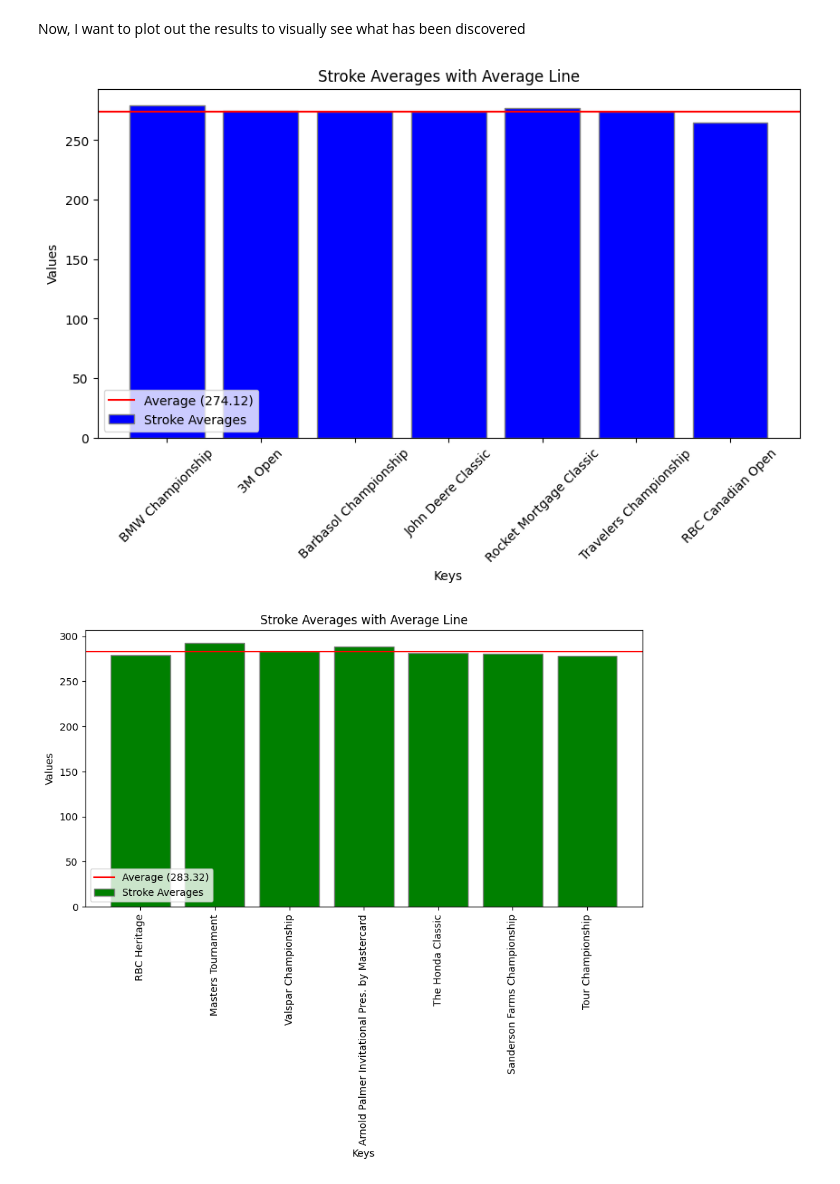
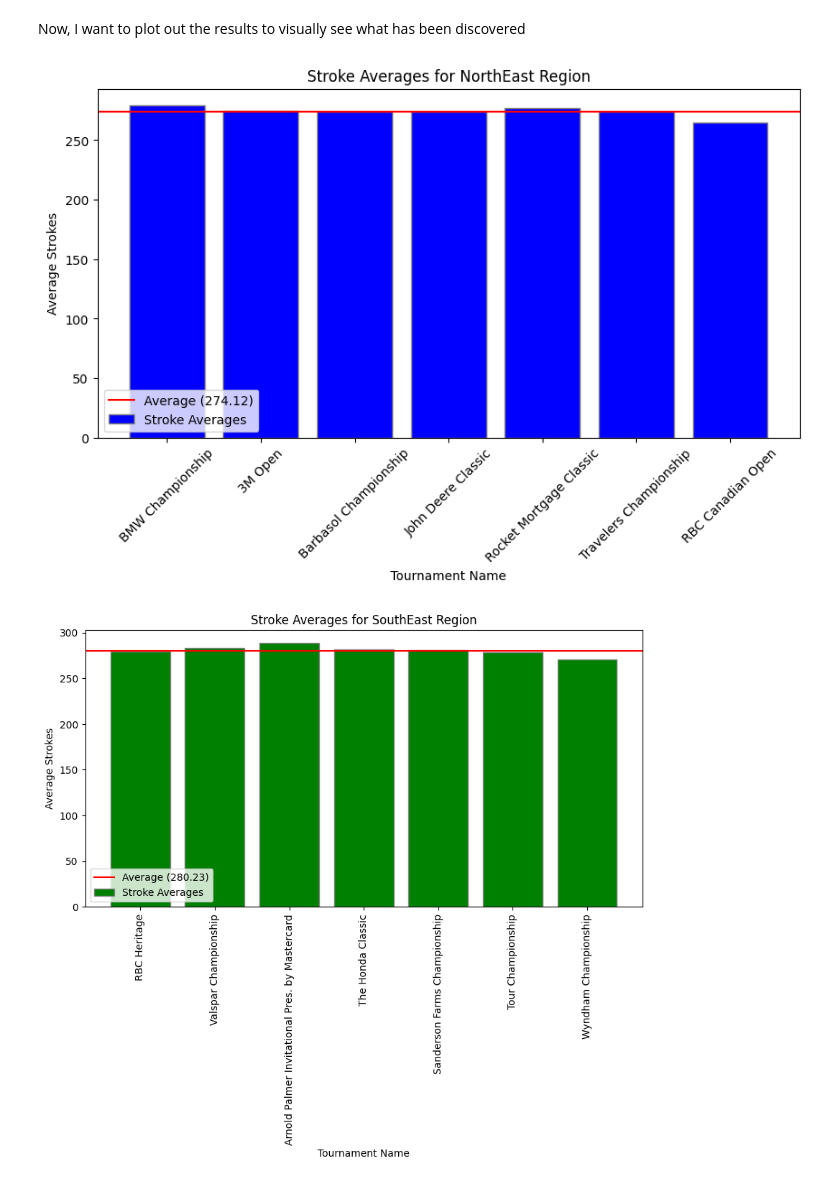
Before and after one commit to tmoney3817/CIS461_Final, a Jupyter notebook: tour_analysis.ipynb, the cells around one changed output. Drawn from its saved outputs; the diff is of its cells as text; code cells hidden in the pictures.

Commit message:
continued analysis and began plotting data

```diff
--- a/tour_analysis.ipynb
+++ b/tour_analysis.ipynb
@@ -107,7 +107,7 @@ northEastRegion = cleanData[cleanData['tournament name'].isin(valuesNE)]
 
 #SouthEast
 valuesSE = ['The Honda Classic', 'Valspar Championship', 'Arnold Palmer Invitational Pres. by Mastercard', 'RBC Heritage',
-            'Masters Tournament', 'Sanderson Farms Championship', 'Tour Championship']
+            'Wyndham Championship', 'Sanderson Farms Championship', 'Tour Championship']
 southEastRegion = cleanData[cleanData['tournament name'].isin(valuesSE)]
 
 #West
@@ -411,9 +451,9 @@ plt.bar(keys, values, color='b', edgecolor='grey', label='Stroke Averages')
 plt.axhline(y=average, color='r', linestyle='-', label=f'Average ({average:.2f})')
 
 # Add labels and title
-plt.xlabel('Keys')
-plt.ylabel('Values')
-plt.title('Stroke Averages with Average Line')
+plt.xlabel('Tournament Name')
+plt.ylabel('Average Strokes')
+plt.title('Stroke Averages for NorthEast Region')
 
 # Rotate the x-axis labels if they overlap
 plt.xticks(rotation=45)
@@ -422,29 +462,29 @@ plt.xticks(rotation=45)
 plt.legend()
 plt.show()
 # %% [output]
-[figure, old version]
+[figure, new version]
 # %%
 #southEast
 keys = list(strokeAveragesSE.keys())
 values = list(strokeAveragesSE.values())
 
 average = np.mean(values)
 
 plt.figure(figsize=(10, 5))
 plt.bar(keys, values, color='g', edgecolor='grey', label='Stroke Averages')
 
 plt.axhline(y=average, color='r', linestyle='-', label=f'Average ({average:.2f})')
 
-plt.xlabel('Keys')
-plt.ylabel('Values')
-plt.title('Stroke Averages with Average Line')
+plt.xlabel('Tournament Name')
+plt.ylabel('Average Strokes')
+plt.title('Stroke Averages for SouthEast Region')
 
 plt.xticks(rotation=90)
 
 plt.legend()
 plt.show()
 # %% [output]
-[figure, old version]
+[figure, new version]
 # %%
 #West
 keys = list(strokeAveragesWE.keys())
```
Also changed, not shown: parts of 12 cells of this notebook.
